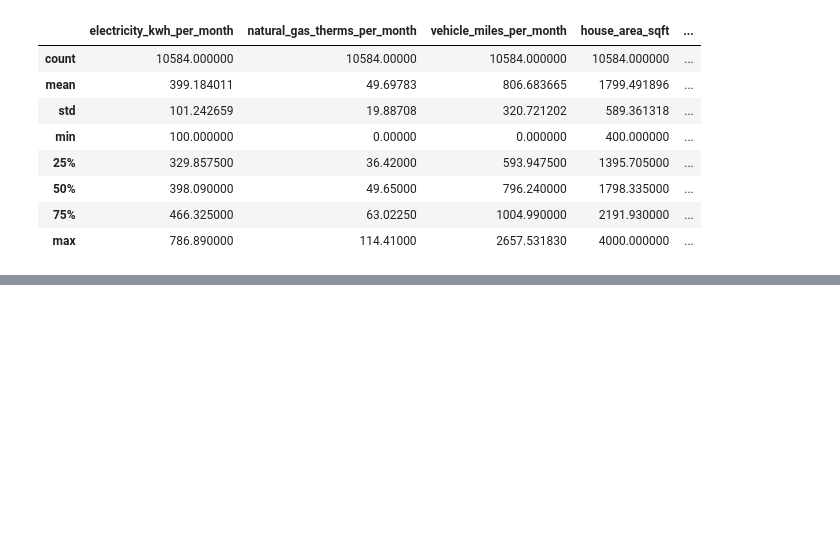
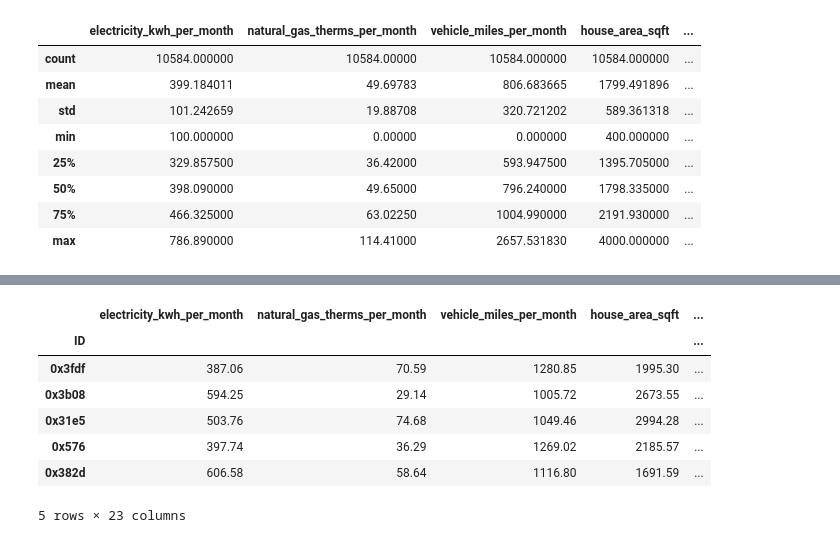
Before and after one commit to FrancisNdirangu/Carbon-Footprint-ML-Project, a Jupyter notebook: dataset/notebook.ipynb, the cells around one changed output, grey strips where cells are left out. Saved outputs shown, nothing was run; the diff lists cells and outputs as text; code cells hidden in the pictures; blank space fills up the shorter version.

Commit message:
encoding categorical variables

```diff
--- a/dataset/notebook.ipynb
+++ b/dataset/notebook.ipynb
@@ -302,7 +334,16 @@ df.describe()
 # %%
-#encoding the categorical columns
+#first we will set the ID column as the index
+df.set_index(keys='ID',inplace=True,verify_integrity=True)
 
-#first we will drop the id column
-df1 = df.copy()
-
-df1.drop(axis=1,columns=['ID'])
+#next we will encode the categorical columns
+df = pd.get_dummies(data=df,columns=['heating_type','diet_type'])
+df.head()
+# %% [output]
+|  | electricity_kwh_per_month | natural_gas_therms_per_month | vehicle_miles_per_month | house_area_sqft | ... |
+| ID |  |  |  |  | ... |
+| 0x3fdf | 387.06 | 70.59 | 1280.85 | 1995.30 | ... |
+| 0x3b08 | 594.25 | 29.14 | 1005.72 | 2673.55 | ... |
+| 0x31e5 | 503.76 | 74.68 | 1049.46 | 2994.28 | ... |
+| 0x576 | 397.74 | 36.29 | 1269.02 | 2185.57 | ... |
+| 0x382d | 606.58 | 58.64 | 1116.80 | 1691.59 | ... |
+5 rows × 23 columns
```
Also changed, not shown: parts of 4 cells of this notebook.
